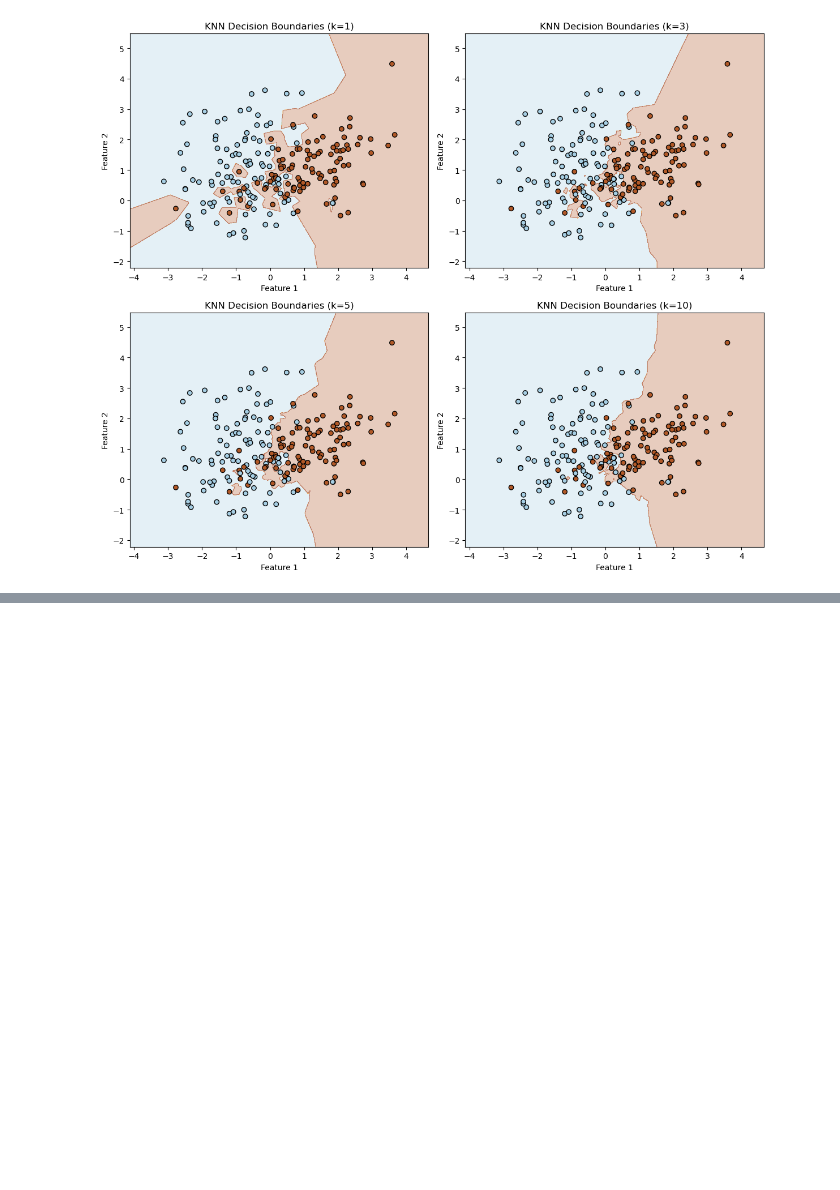
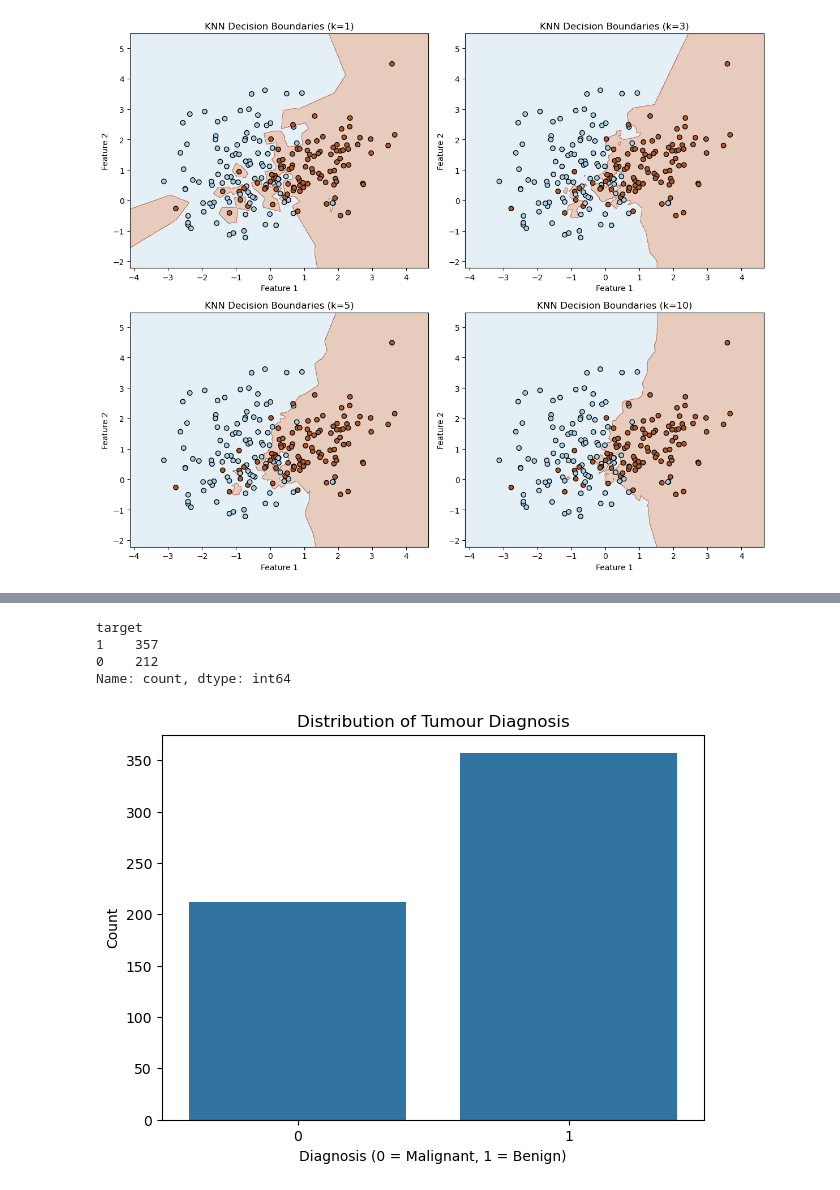
Before and after one commit to Gyrith/Machine-Learning-Models, a Jupyter notebook: Supervised Learning/K-Nearest Neighbors.ipynb, the cells around one changed output, grey strips where cells are left out. Drawn from its saved outputs; the diff is of its cells as text; code cells hidden in the pictures; blank space fills up the shorter version.

```diff
--- a/Supervised Learning/K-Nearest Neighbors.ipynb
+++ b/Supervised Learning/K-Nearest Neighbors.ipynb
@@ -37,0 +377,14 @@ plt.show()
+# %%
+# Load Breast Cancer dataset
+from sklearn.datasets import load_breast_cancer
+
+cancer = load_breast_cancer()
+
+# Create DataFrame
+cancer_df = pd.DataFrame(cancer.data, columns=cancer.feature_names)
+
+# Add target variable
+cancer_df['target'] = cancer.target
+
+print(cancer_df.shape)
+cancer_df.head()
@@ -37,0 +433,21 @@ plt.show()
+# %%
+# Target distribution
+cancer_df['target'].value_counts()
+# %% [output]
+target
+1    357
+0    212
+Name: count, dtype: int64
+# %%
+# Visualize target distribution
+plt.figure(figsize=(7, 5))
+
+sns.countplot(data=cancer_df, x='target')
+
+plt.title('Distribution of Tumour Diagnosis')
+plt.xlabel('Diagnosis (0 = Malignant, 1 = Benign)')
+plt.ylabel('Count')
+
+plt.show()
+# %% [output]
+[figure, added]
```
Also changed, not shown: parts of 45 cells of this notebook.
